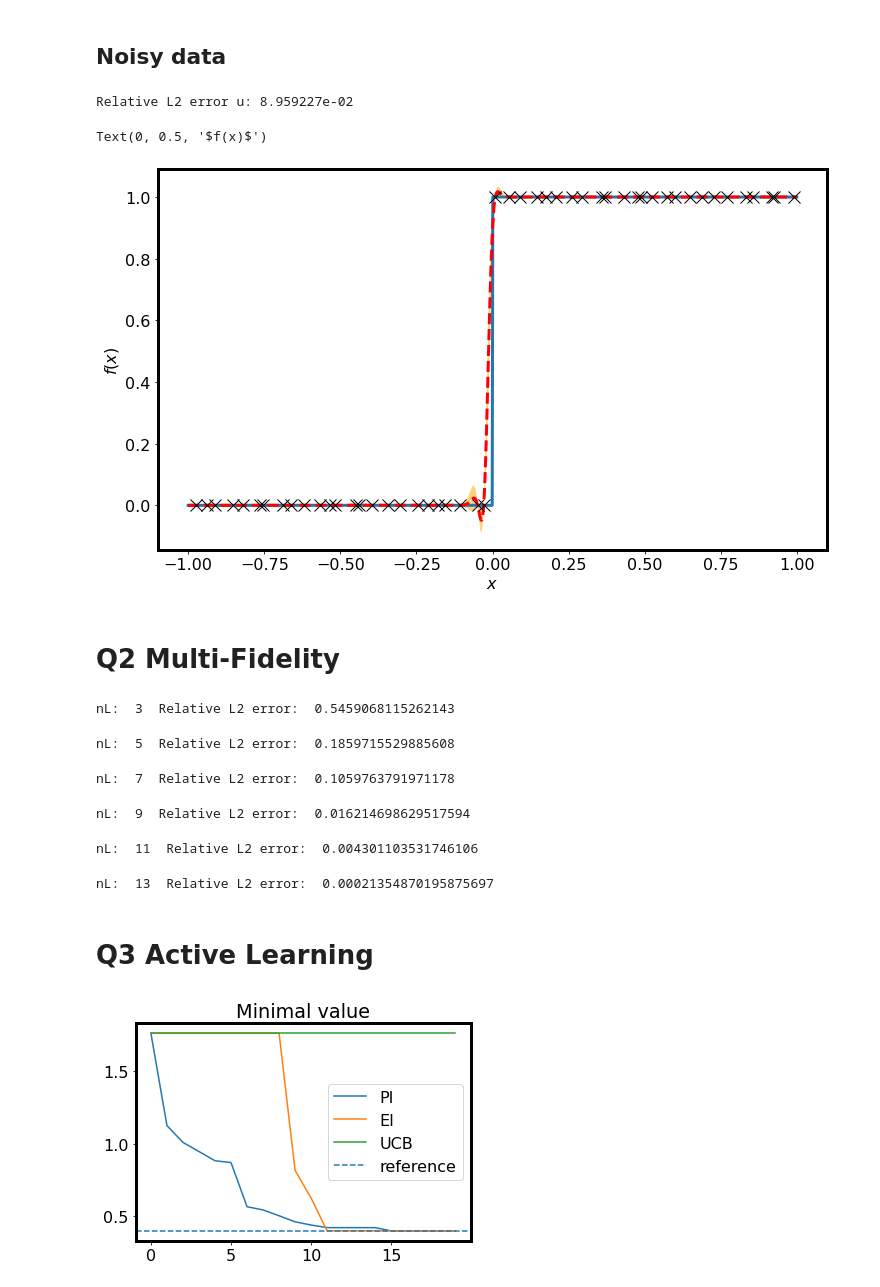
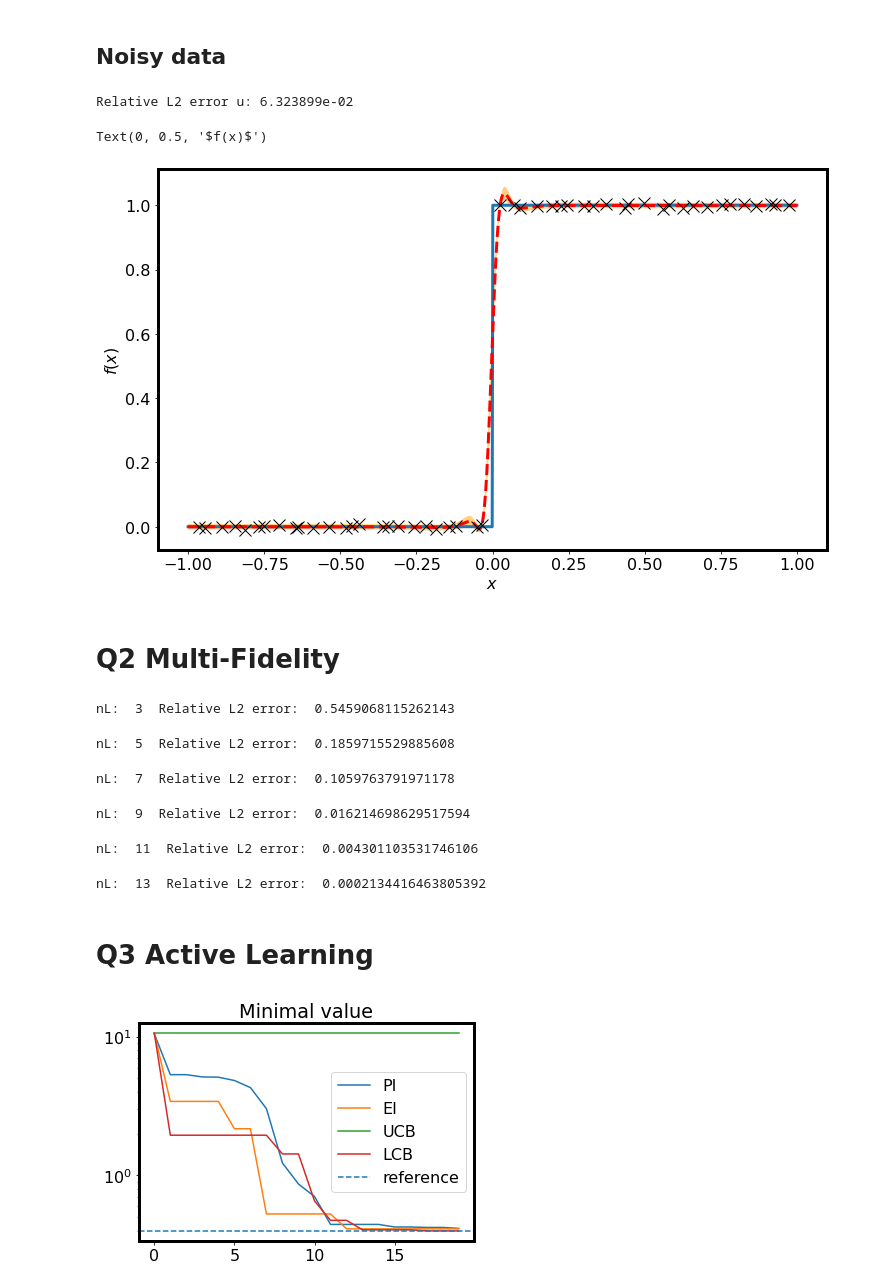
Before and after one commit to PredictiveIntelligenceLab/ENM531, a Jupyter notebook: HWsolutions/hw5_solution.ipynb, the cells around one changed output. Saved outputs shown, nothing was run; the diff lists cells and outputs as text; code cells hidden in the pictures.

```diff
--- a/HWsolutions/hw5_solution.ipynb
+++ b/HWsolutions/hw5_solution.ipynb
@@ -302,10 +302,11 @@ Text(0, 0.5, '$f(x)$')
 # %%
 
 # Training data
+noise = 0.01
 X = lb + (ub-lb)*lhs(dim, N)
 
 y = vmap(f_step)(X)
-y = y + noise*y.std(0)*onp.random.randn(N,)
+y = y + noise*y.std(0)*onp.random.normal(size = (N,))
 
 # Test data
 n_star = 1000
@@ -348,7 +349,7 @@ f_samples = f_samples*sigma_y + mu_y
 error = np.linalg.norm(mean-y_star,2)/np.linalg.norm(y_star,2)
 print("Relative L2 error u: %e" % (error))
 # %% [output]
-Relative L2 error u: 8.959227e-02
+Relative L2 error u: 6.323899e-02
 # %%
 # Plot
 plt.rcParams.update({'font.size': 16})
@@ -366,7 +367,7 @@ plt.xlabel(r'$x$')
 plt.ylabel(r'$f(x)$')
 # %% [output]
 Text(0, 0.5, '$f(x)$')
-[figure, old version]
+[figure, new version]
 # %% [markdown]
 # Q2 Multi-Fidelity
 # %%
@@ -639,7 +640,7 @@ nL:  5  Relative L2 error:  0.1859715529885608
 nL:  7  Relative L2 error:  0.1059763791971178
 nL:  9  Relative L2 error:  0.016214698629517594
 nL:  11  Relative L2 error:  0.004301103531746106
-nL:  13  Relative L2 error:  0.00021354870195875697
+nL:  13  Relative L2 error:  0.0002134416463805392
 # %% [markdown]
 # Q3 Active Learning
 # %%
@@ -765,6 +766,8 @@ class GPRegression:
             return -((best - mean) * norm.cdf(Z) + std * norm.pdf(Z))
         elif self.acq_fn == 'US':
             return -std[0]
+        elif self.acq_fn == 'LCB':
+            return (mean[0] - 2 * std[0])
         else:
             raise NotImplementedError
 
@@ -844,18 +847,18 @@ X_test = (X_star - lb)/(ub-lb)
 model1 = GPRegression(kernel_fn = RBF, acq_fn = 'PI')
 model2 = GPRegression(kernel_fn = RBF, acq_fn = 'EI')
 model3 = GPRegression(kernel_fn = RBF, acq_fn = 'UCB')
+model4 = GPRegression(kernel_fn = RBF, acq_fn = 'LCB')
 # %%
 # Initializing x and y for all the models:
-X1 = X2 = X3 = X; y1 = y2 = y3 = y
+X1 = X2 = X3 = X4 = X; y1 = y2 = y3 = y4 = y
 # Number of iterations in active learning loop
 num_iter   = 20
-error_log1 = []
-error_log2 = []
-error_log3 = []
+
 
 y1_mins = []
 y2_mins = []
 y3_mins = []
+y4_mins = []
 
 for it in trange(num_iter):
     # Normalize training data
@@ -871,11 +874,16 @@ for it in trange(num_iter):
     X3_train       = (X3 - lb)/(ub-lb)
     y3_train       = (y3 - mu_y3)/sigma_y3
 
+    mu_y4, sigma_y4 = y4.mean(0), y4.std(0)
+    X4_train       = (X4 - lb)/(ub-lb)
+    y4_train       = (y4 - mu_y4)/sigma_y4
+
     # Train model
     train_key = random.PRNGKey(it)
     opt_params1 = model1.train((X1_train, y1_train), train_key, num_restarts = 50)
     opt_params2 = model2.train((X2_train, y2_train), train_key, num_restarts = 50)
     opt_params3 = model3.train((X3_train, y3_train), train_key, num_restarts = 50)
+    opt_params4 = model4.train((X4_train, y4_train), train_key, num_restarts = 50)
 
     # Select next best point
     new_X1 = model1.next_best_point(opt_params1,
@@ -890,11 +898,16 @@ for it in trange(num_iter):
                                     (X3_train, y3_train), bounds, train_key,
                                     num_restarts = 50
                                    )
+    new_X4 = model4.next_best_point(opt_params4,
+                                    (X4_train, y4_train), bounds, train_key,
+                                    num_restarts = 50
+                                   )
 
     # Acquire data
     new_y1 = vmap(f)(new_X1)
     new_y2 = vmap(f)(new_X2)
     new_y3 = vmap(f)(new_X3)
+    new_y4 = vmap(f)(new_X4)
 
     # Augment training data
     X1 = np.concatenate([X1, new_X1], axis = 0)
@@ -903,36 +916,35 @@ for it in trange(num_iter):
     y2 = np.concatenate([y2, new_y2], axis = 0)
     X3 = np.concatenate([X3, new_X3], axis = 0)
     y3 = np.concatenate([y3, new_y3], axis = 0)
+    X4 = np.concatenate([X4, new_X4], axis = 0)
+    y4 = np.concatenate([y4, new_y4], axis = 0)
 
     # Monitor prediction error
     mean1, std1 = model1.predict(opt_params1, (X1_train, y1_train), X_test)
     mean2, std2 = model2.predict(opt_params2, (X2_train, y2_train), X_test)
     mean3, std3 = model3.predict(opt_params3, (X3_train, y3_train), X_test)
+    mean4, std4 = model4.predict(opt_params4, (X4_train, y4_train), X_test)
 
     mean1, std1 = mean1 * sigma_y1 + mu_y1, std1 * sigma_y1
     mean2, std2 = mean2 * sigma_y2 + mu_y2, std2 * sigma_y2
     mean3, std3 = mean3 * sigma_y3 + mu_y3, std3 * sigma_y3
-
-    error1 = np.linalg.norm(mean1-y_star,2)/np.linalg.norm(y_star,2)
-    error2 = np.linalg.norm(mean2-y_star,2)/np.linalg.norm(y_star,2)
-    error3 = np.linalg.norm(mean3-y_star,2)/np.linalg.norm(y_star,2)
-
-    error_log1.append(error1)
-    error_log2.append(error2)
-    error_log3.append(error3)
+    mean4, std4 = mean4 * sigma_y4 + mu_y4, std4 * sigma_y4
 
     y1_mins.append(y1.min().copy())
     y2_mins.append(y2.min().copy())
     y3_mins.append(y3.min().copy())
+    y4_mins.append(y4.min().copy())
 # %%
 plt.figure(figsize = (6,4))
 plt.plot(np.array(y1_mins), label = 'PI')
 plt.plot(np.array(y2_mins), label = 'EI')
 plt.plot(np.array(y3_mins), label = 'UCB')
+plt.plot(np.array(y4_mins), label = 'LCB')
+plt.yscale('log')
 plt.axhline(0.397887,linestyle = '--', label = 'reference')
 plt.title('Minimal value')
 plt.legend()
 plt.show()
 plt.close()
 # %% [output]
-[figure, old version]
+[figure, new version]
```
Also changed, not shown: parts of 2 cells of this notebook.
